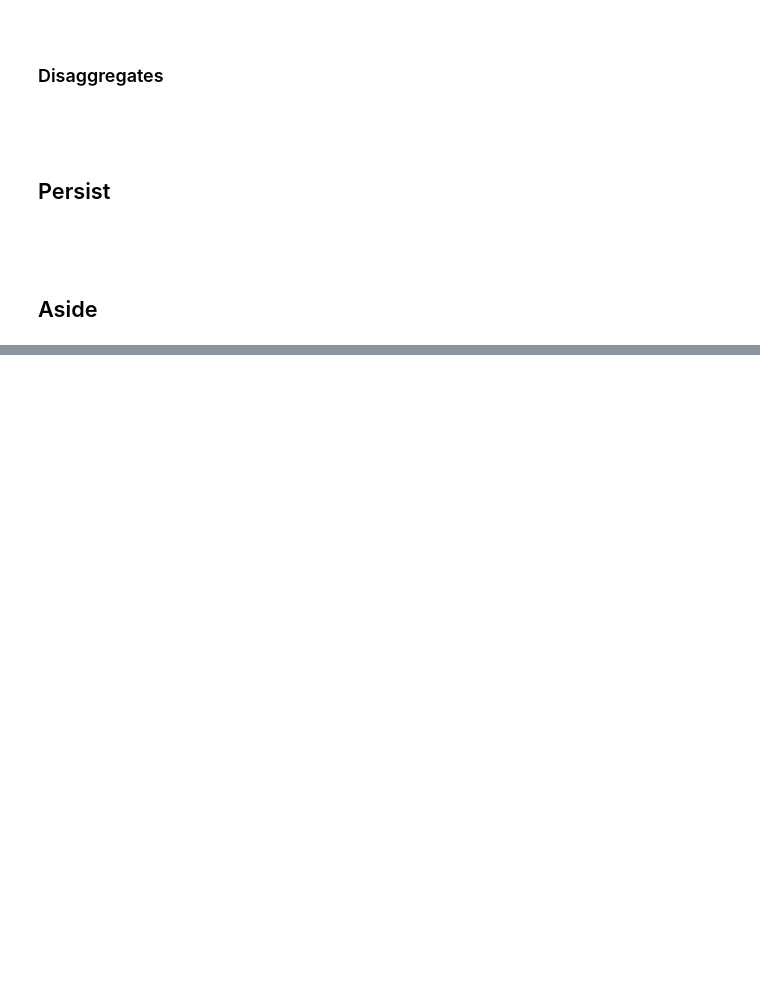
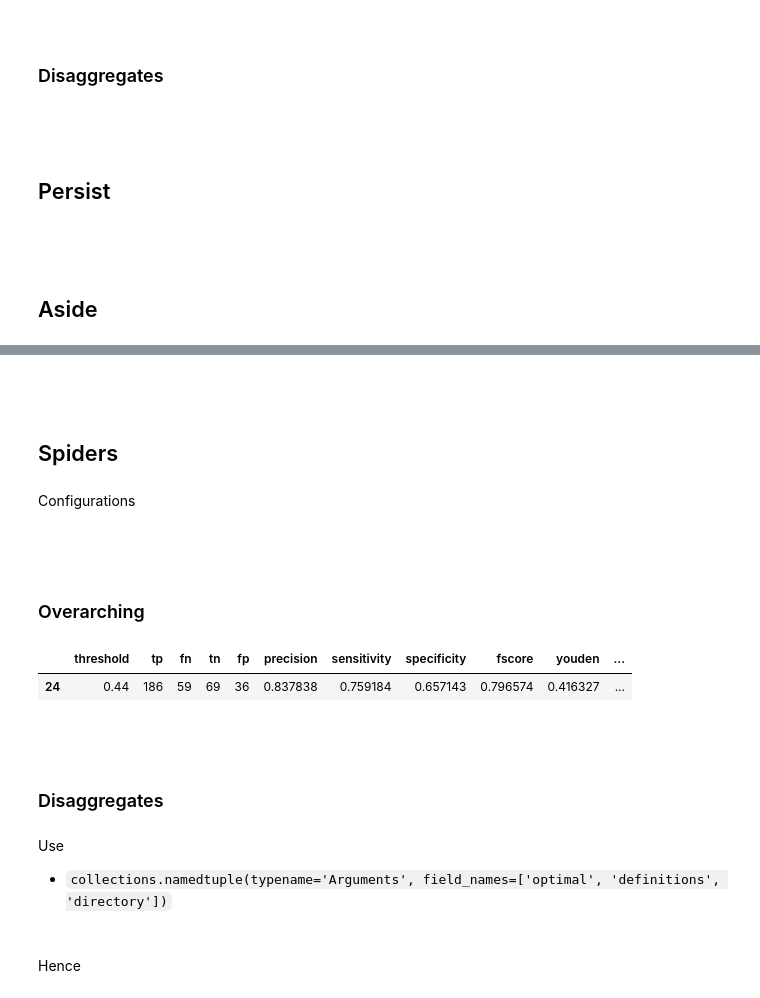
Before and after one commit to briefings/credit, a Jupyter notebook: notebooks/performance.ipynb, the cells around one changed output, grey strips where cells are left out. Cells and saved outputs as stored; diff of their text form; code cells hidden in the pictures; blank space fills up the shorter version.

```diff
--- a/notebooks/performance.ipynb
+++ b/notebooks/performance.ipynb
@@ -463 +471,8 @@ J.to_csv(path_or_buf=os.path.join(directory, 'disaggregates', 'disaggregates.csv
   adding: warehouse/evaluations/overarching/metrics.json (deflated 84%)
+# %% [markdown]
+<br>
+<br>
+
+## Spiders
+# %% [markdown]
+Configurations
@@ -463,0 +481,20 @@ J.to_csv(path_or_buf=os.path.join(directory, 'disaggregates', 'disaggregates.csv
+# %% [markdown]
+<br>
+<br>
+
+### Overarching
+# %%
+TX = T[T['threshold'] == optimal]
+TX
+# %% [output]
+|  | threshold | tp | fn | tn | fp | precision | sensitivity | specificity | fscore | youden | ... |
+| 24 | 0.44 | 186 | 59 | 69 | 36 | 0.837838 | 0.759184 | 0.657143 | 0.796574 | 0.416327 | ... |
+# %% [markdown]
+<br>
+<br>
+
+### Disaggregates
+# %% [markdown]
+Use
+
+* `collections.namedtuple(typename='Arguments', field_names=['optimal', 'definitions', 'directory'])`
@@ -463,0 +563,4 @@ J.to_csv(path_or_buf=os.path.join(directory, 'disaggregates', 'disaggregates.csv
+# %% [markdown]
+<br>
+
+Hence
```
Also changed, not shown: parts of 10 cells of this notebook.
